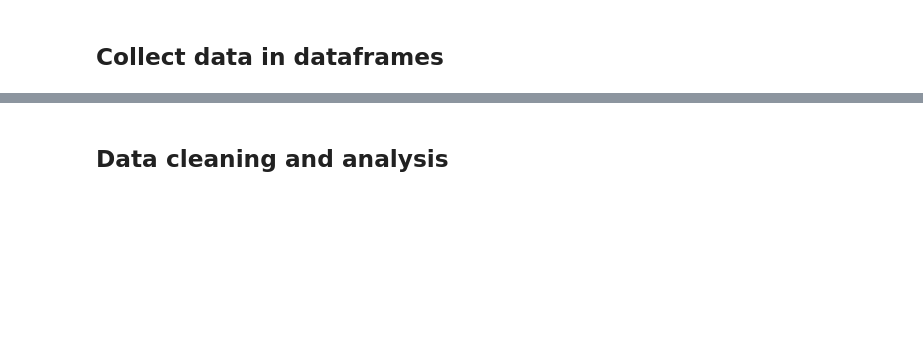
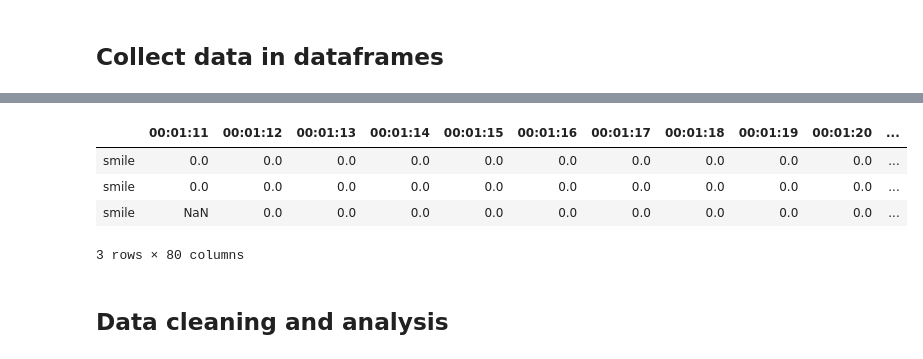
Before and after one commit to valentinoli/robot-anthropomorphism, a Jupyter notebook: python/Pipeline.ipynb, the cells around one changed output, grey strips where cells are left out. Saved outputs shown, nothing was run; the diff lists cells and outputs as text; code cells hidden in the pictures; blank space fills up the shorter version.

```diff
--- a/python/Pipeline.ipynb
+++ b/python/Pipeline.ipynb
@@ -73,0 +109,13 @@ df_generals.head(3)
+# %%
+agg = "sum"
+for i in [0,3,6]:
+    #set index to be a timestamp
+    a[i].index = pd.to_datetime(a[i].index.values,unit="s")
+    # resample to have one value for each second,
+    if agg == "sum":
+        a[i] = a[i].resample(axis="index", rule="s").sum()
+    elif agg == "mean":
+        a[i] = a[i].resample(axis="index", rule="s").mean()
+    else:
+        raise ValueError("Aggregator should be either sum or mean")
+    a[i].index = a[i].index.time
@@ -74,3 +142,11 @@ df_generals.head(3)
+# %%
+pd.concat([a[0], a[3], a[6]], axis=1, sort=False).T
+# %% [output]
+|  | 00:01:11 | 00:01:12 | 00:01:13 | 00:01:14 | 00:01:15 | 00:01:16 | 00:01:17 | 00:01:18 | 00:01:19 | 00:01:20 | ... |
+| smile | 0.0 | 0.0 | 0.0 | 0.0 | 0.0 | 0.0 | 0.0 | 0.0 | 0.0 | 0.0 | ... |
+| smile | 0.0 | 0.0 | 0.0 | 0.0 | 0.0 | 0.0 | 0.0 | 0.0 | 0.0 | 0.0 | ... |
+| smile | NaN | 0.0 | 0.0 | 0.0 | 0.0 | 0.0 | 0.0 | 0.0 | 0.0 | 0.0 | ... |
+3 rows × 80 columns
 # %% [markdown]
 ## Data cleaning and analysis
 # %%
```
Also changed, not shown: parts of 13 cells of this notebook, 2 other files.
